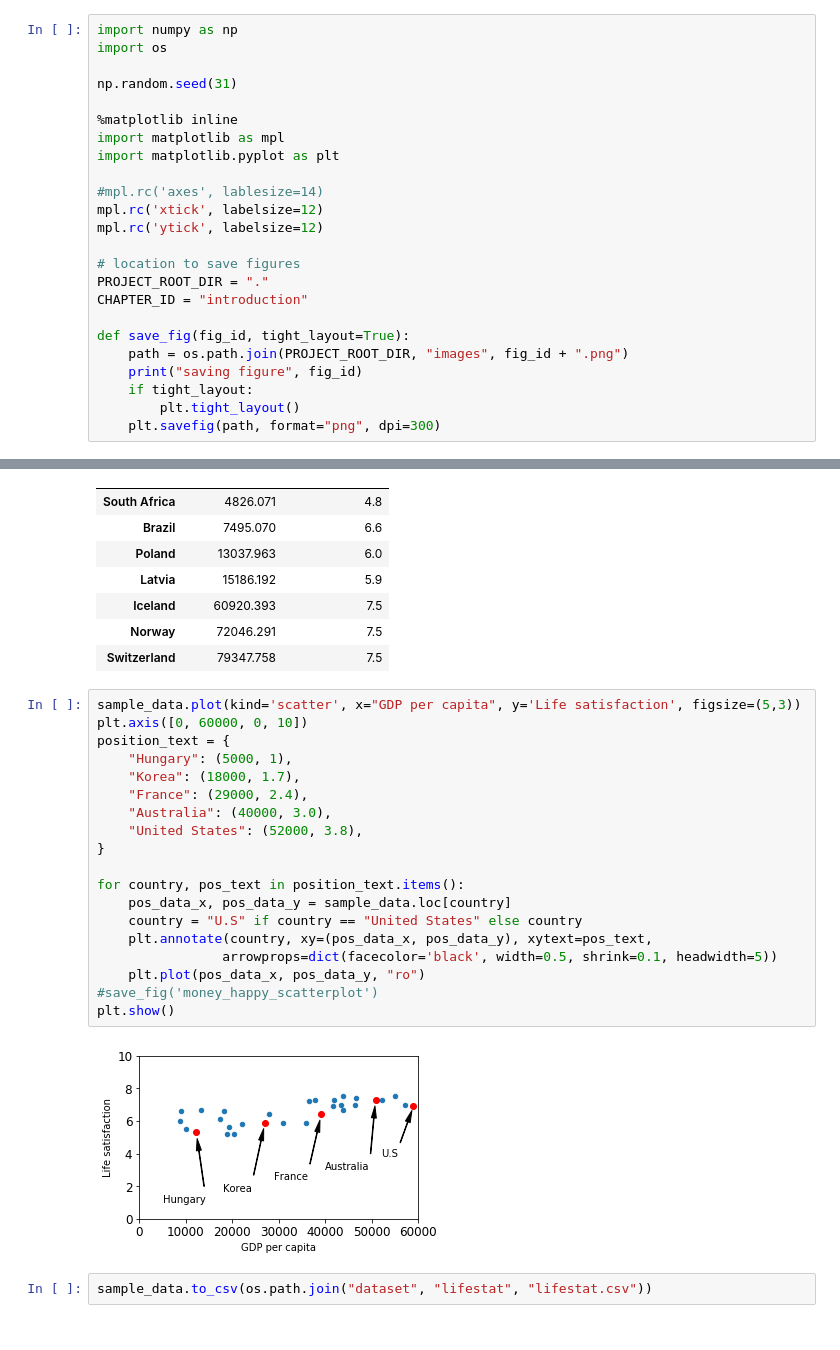
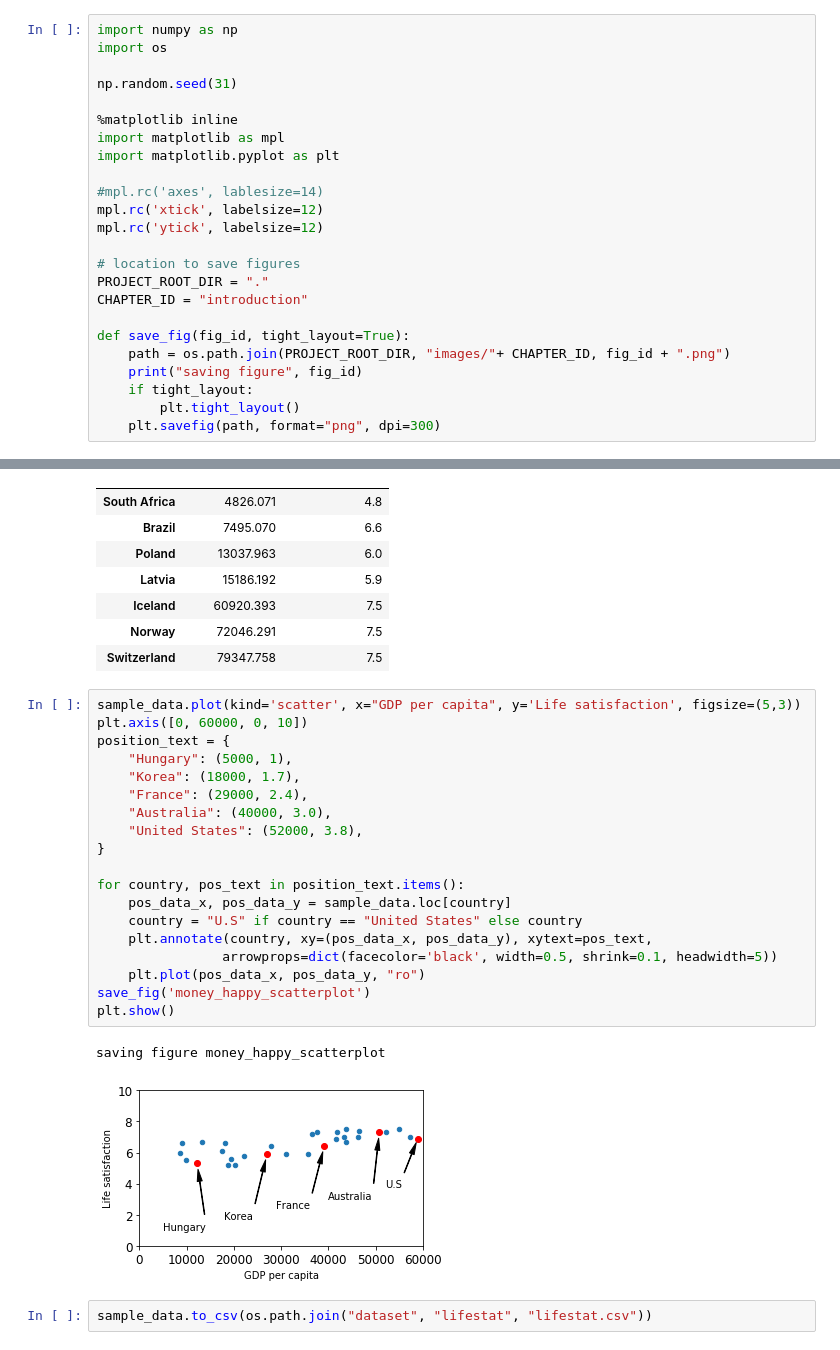
Before and after one commit to aakashsharan/ml-scikit-tensorflow, a Jupyter notebook: Machine Learning 101.ipynb, the cells around one changed output, grey strips where cells are left out. Saved outputs shown, nothing was run; the diff lists cells and outputs as text.

Commit message:
moved images to respective folder

```diff
--- a/Machine Learning 101.ipynb
+++ b/Machine Learning 101.ipynb
@@ -17,7 +19,7 @@ PROJECT_ROOT_DIR = "."
 CHAPTER_ID = "introduction"
 
 def save_fig(fig_id, tight_layout=True):
-    path = os.path.join(PROJECT_ROOT_DIR, "images", fig_id + ".png")
+    path = os.path.join(PROJECT_ROOT_DIR, "images/"+ CHAPTER_ID, fig_id + ".png")
     print("saving figure", fig_id)
     if tight_layout:
         plt.tight_layout()
@@ -172,24 +174,25 @@ missing_data
 # %%
 sample_data.plot(kind='scatter', x="GDP per capita", y='Life satisfaction', figsize=(5,3))
 plt.axis([0, 60000, 0, 10])
 position_text = {
     "Hungary": (5000, 1),
     "Korea": (18000, 1.7),
     "France": (29000, 2.4),
     "Australia": (40000, 3.0),
     "United States": (52000, 3.8),
 }
 
 for country, pos_text in position_text.items():
     pos_data_x, pos_data_y = sample_data.loc[country]
     country = "U.S" if country == "United States" else country
     plt.annotate(country, xy=(pos_data_x, pos_data_y), xytext=pos_text,
                 arrowprops=dict(facecolor='black', width=0.5, shrink=0.1, headwidth=5))
     plt.plot(pos_data_x, pos_data_y, "ro")
-#save_fig('money_happy_scatterplot')
+save_fig('money_happy_scatterplot')
 plt.show()
 # %% [output]
+saving figure money_happy_scatterplot
-[figure, old version]
+[figure, new version]
 # %%
 sample_data.to_csv(os.path.join("dataset", "lifestat", "lifestat.csv"))
 # %%
```
Also changed, not shown: parts of 3 cells of this notebook, 2 other files.
